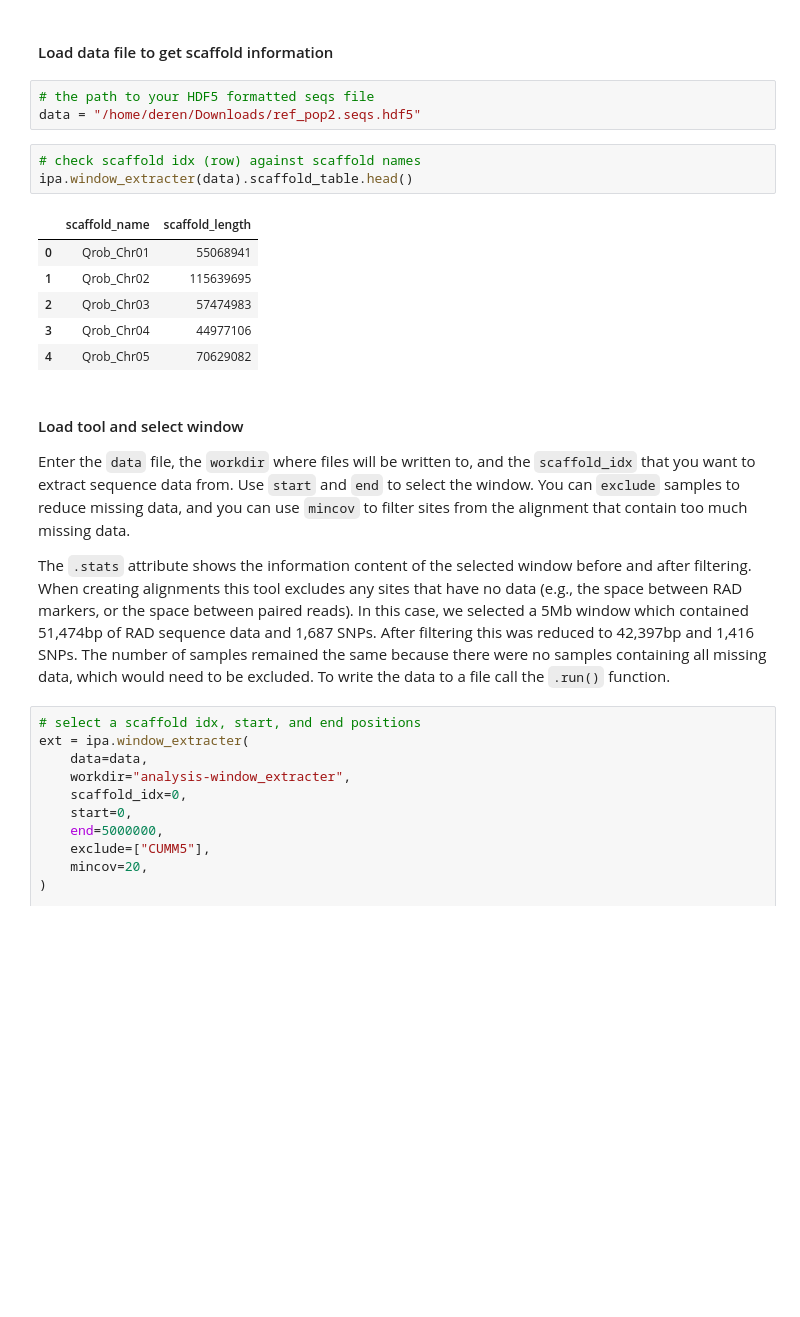
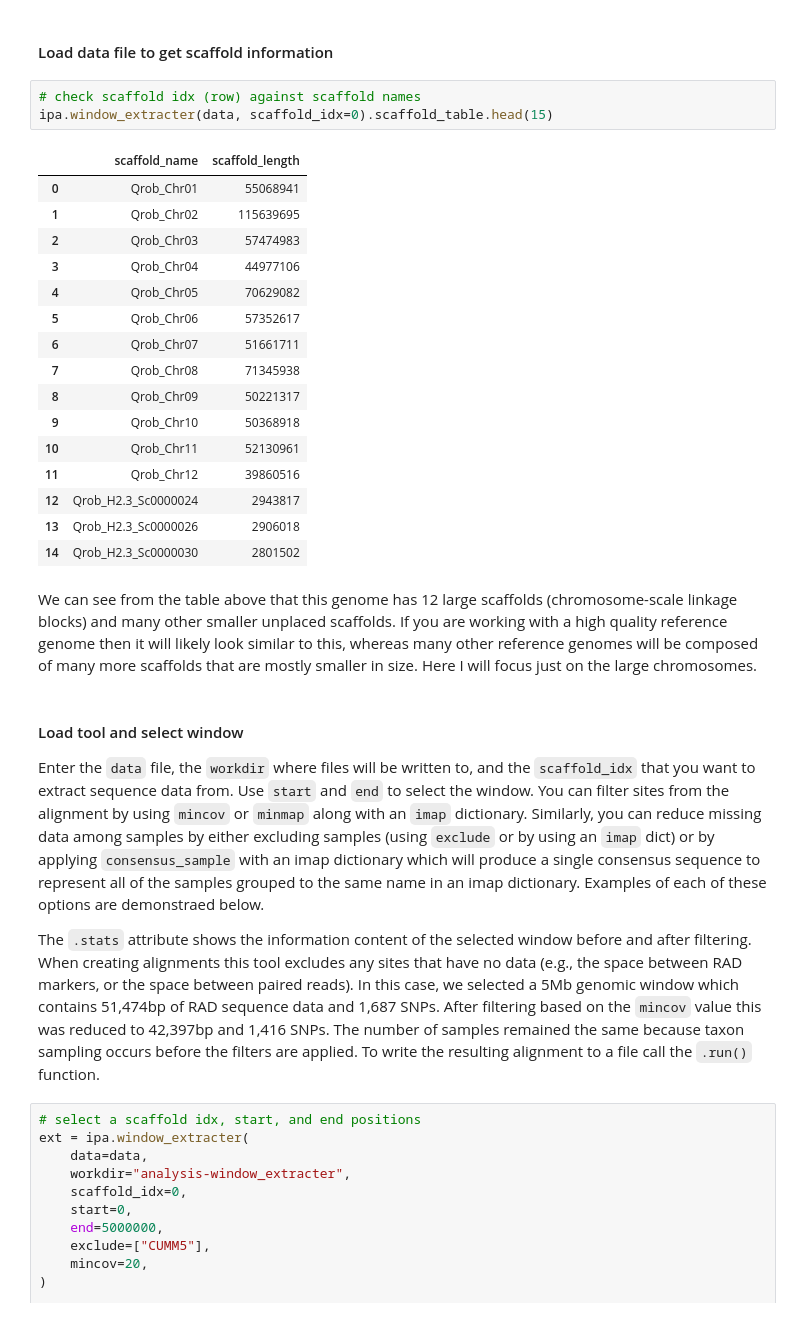
Before and after one commit to dereneaton/ipyrad, a Jupyter notebook: newdocs/cookbook/cookbook-window_extracter.ipynb, the cells around one changed output. Drawn from its saved outputs; the diff is of its cells as text; blank space fills up the shorter version.

```diff
--- a/newdocs/cookbook/cookbook-window_extracter.ipynb
+++ b/newdocs/cookbook/cookbook-window_extracter.ipynb
@@ -25,24 +31,33 @@ import toytree
 The `window_extracter()` tool takes the `.seqs.hdf5` database file from ipyrad as its input file. You select scaffolds by their index (integer) which can be found in the `.scaffold_table`. The first step is to load the data file to see which scaffolds are in your data set and their size. These will be in the same order they appear in your reference genome.
 # %% [markdown]
 #### Load data file to get scaffold information
-# %%
-# the path to your HDF5 formatted seqs file
-data = "/home/deren/Downloads/ref_pop2.seqs.hdf5"
 # %%
 # check scaffold idx (row) against scaffold names
-ipa.window_extracter(data).scaffold_table.head()
+ipa.window_extracter(data, scaffold_idx=0).scaffold_table.head(15)
 # %% [output]
 |  | scaffold_name | scaffold_length |
 | 0 | Qrob_Chr01 | 55068941 |
 | 1 | Qrob_Chr02 | 115639695 |
 | 2 | Qrob_Chr03 | 57474983 |
 | 3 | Qrob_Chr04 | 44977106 |
 | 4 | Qrob_Chr05 | 70629082 |
+| 5 | Qrob_Chr06 | 57352617 |
+| 6 | Qrob_Chr07 | 51661711 |
+| 7 | Qrob_Chr08 | 71345938 |
+| 8 | Qrob_Chr09 | 50221317 |
+| 9 | Qrob_Chr10 | 50368918 |
+| 10 | Qrob_Chr11 | 52130961 |
+| 11 | Qrob_Chr12 | 39860516 |
+| 12 | Qrob_H2.3_Sc0000024 | 2943817 |
+| 13 | Qrob_H2.3_Sc0000026 | 2906018 |
+| 14 | Qrob_H2.3_Sc0000030 | 2801502 |
+# %% [markdown]
+We can see from the table above that this genome has 12 large scaffolds (chromosome-scale linkage blocks) and many other smaller unplaced scaffolds. If you are working with a high quality reference genome then it will likely look similar to this, whereas many other reference genomes will be composed of many more scaffolds that are mostly smaller in size. Here I will focus just on the large chromosomes.
 # %% [markdown]
 #### Load tool and select window
-Enter the `data` file, the `workdir` where files will be written to, and the `scaffold_idx` that you want to extract sequence data from. Use `start` and `end` to select the window. You can `exclude` samples to reduce missing data, and you can use `mincov` to filter sites from the alignment that contain too much missing data.
+Enter the `data` file, the `workdir` where files will be written to, and the `scaffold_idx` that you want to extract sequence data from. Use `start` and `end` to select the window. You can filter sites from the alignment by using `mincov` or `minmap` along with an `imap` dictionary. Similarly, you can reduce missing data among samples by either excluding samples (using `exclude` or by using an `imap` dict) or by applying `consensus_sample` with an imap dictionary which will produce a single consensus sequence to represent all of the samples grouped to the same name in an imap dictionary. Examples of each of these options are demonstraed below.
 
-The `.stats` attribute shows the information content of the selected window before and after filtering. When creating alignments this tool excludes any sites that have no data (e.g., the space between RAD markers, or the space between paired reads). In this case, we selected a 5Mb window which contained 51,474bp of RAD sequence data and 1,687 SNPs. After filtering this was reduced to 42,397bp and 1,416 SNPs. The number of samples remained the same because there were no samples containing all missing data, which would need to be excluded. To write the data to a file call the `.run()` function.
+The `.stats` attribute shows the information content of the selected window before and after filtering. When creating alignments this tool excludes any sites that have no data (e.g., the space between RAD markers, or the space between paired reads). In this case, we selected a 5Mb genomic window which contains 51,474bp of RAD sequence data and 1,687 SNPs. After filtering based on the `mincov` value this was reduced to 42,397bp and 1,416 SNPs. The number of samples remained the same because taxon sampling occurs before the filters are applied. To write the resulting alignment to a file call the `.run()` function.
 # %%
 # select a scaffold idx, start, and end positions
 ext = ipa.window_extracter(
```
Also changed, not shown: parts of 8 cells of this notebook, 4 other files.
